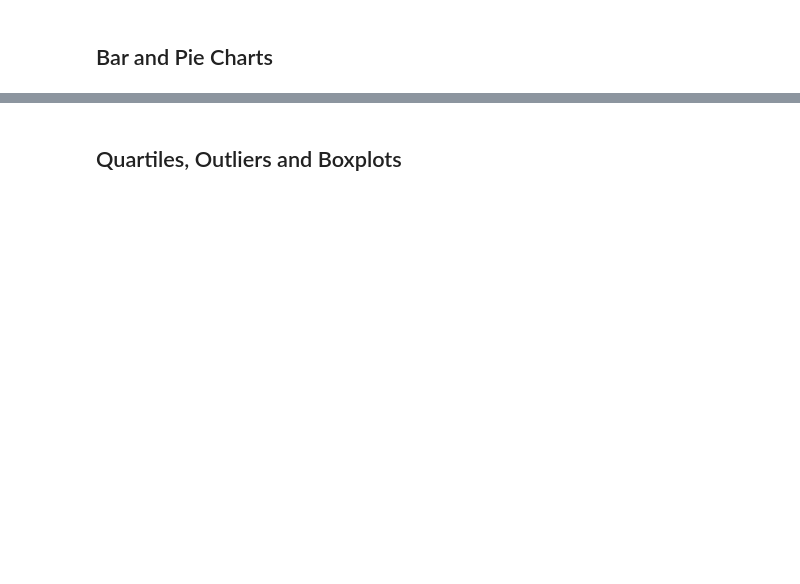
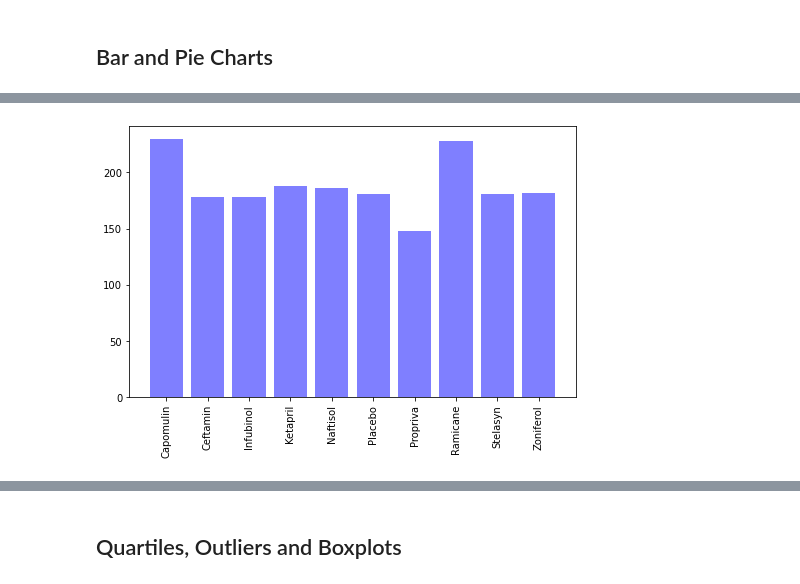
Before and after one commit to sesu0722/matplotlib, a Jupyter notebook: Pymaceuticals/pymaceuticals_starter.ipynb, the cells around one changed output, grey strips where cells are left out. Saved outputs shown, nothing was run; the diff lists cells and outputs as text; code cells hidden in the pictures; blank space fills up the shorter version.

```diff
--- a/Pymaceuticals/pymaceuticals_starter.ipynb
+++ b/Pymaceuticals/pymaceuticals_starter.ipynb
@@ -56,4 +118,15 @@ combinedDF.head()
+# %%
+drugTimepoints=cleaned_combinedData.groupby(['Drug Regimen']).count()['Timepoint'].reset_index()
 # %%
 # Generate a bar plot showing the total number of timepoints for all mice tested for each drug regimen using pyplot.
+x_axis = np.arange(len(drugTimepoints))
+tick_locations = [value for value in x_axis]
+
+plt.figure(figsize=(8,5))
+plt.bar(x_axis, drugTimepoints["Timepoint"], color='blue', alpha=0.5, align="center")
+plt.xticks(tick_locations, drugTimepoints["Drug Regimen"], rotation="vertical")
+plt.show()
+# %% [output]
+[figure, added]
 # %%
 # Generate a pie plot showing the distribution of female versus male mice using Pandas
```
Also changed, not shown: parts of 22 cells of this notebook, 2 other files.
